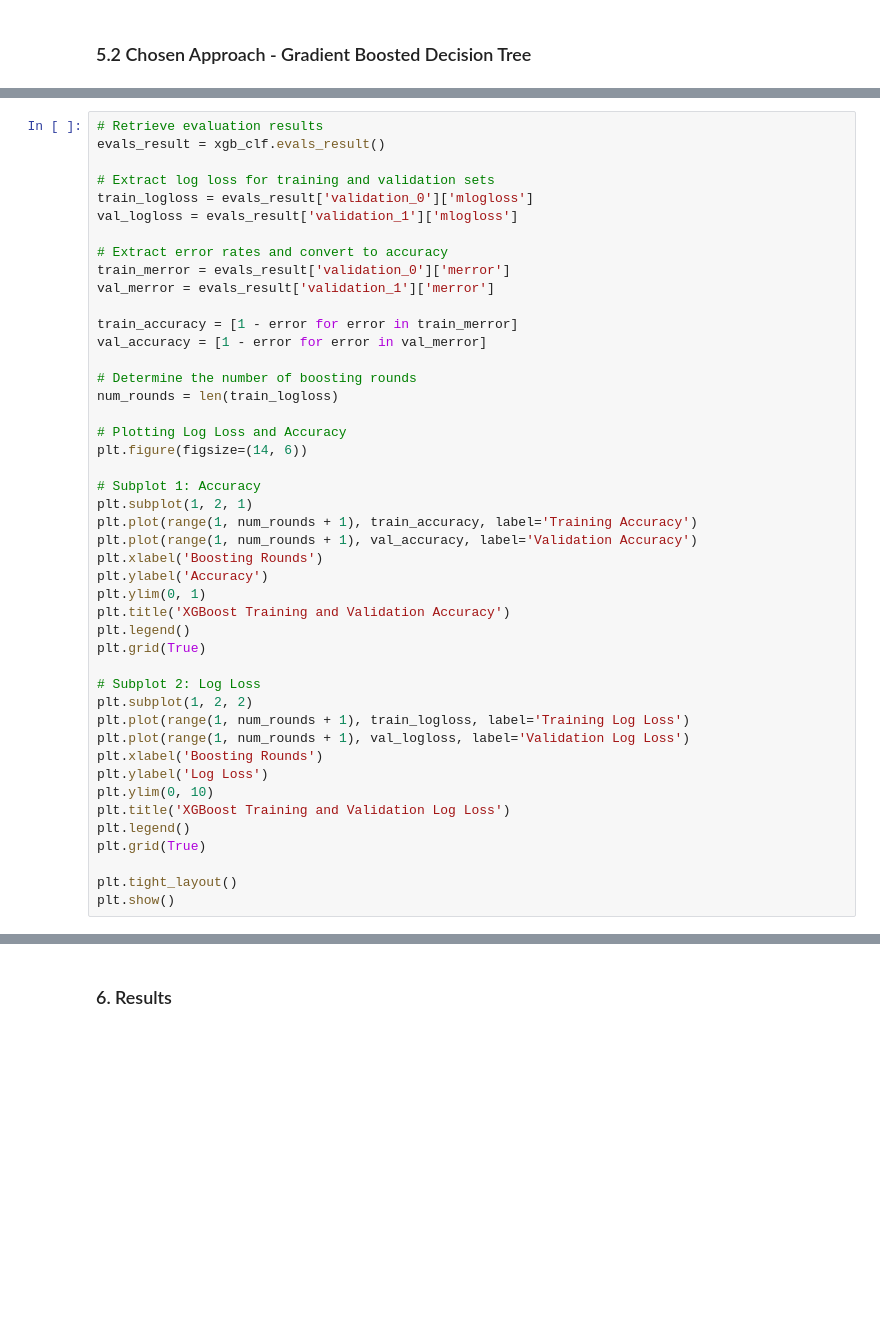
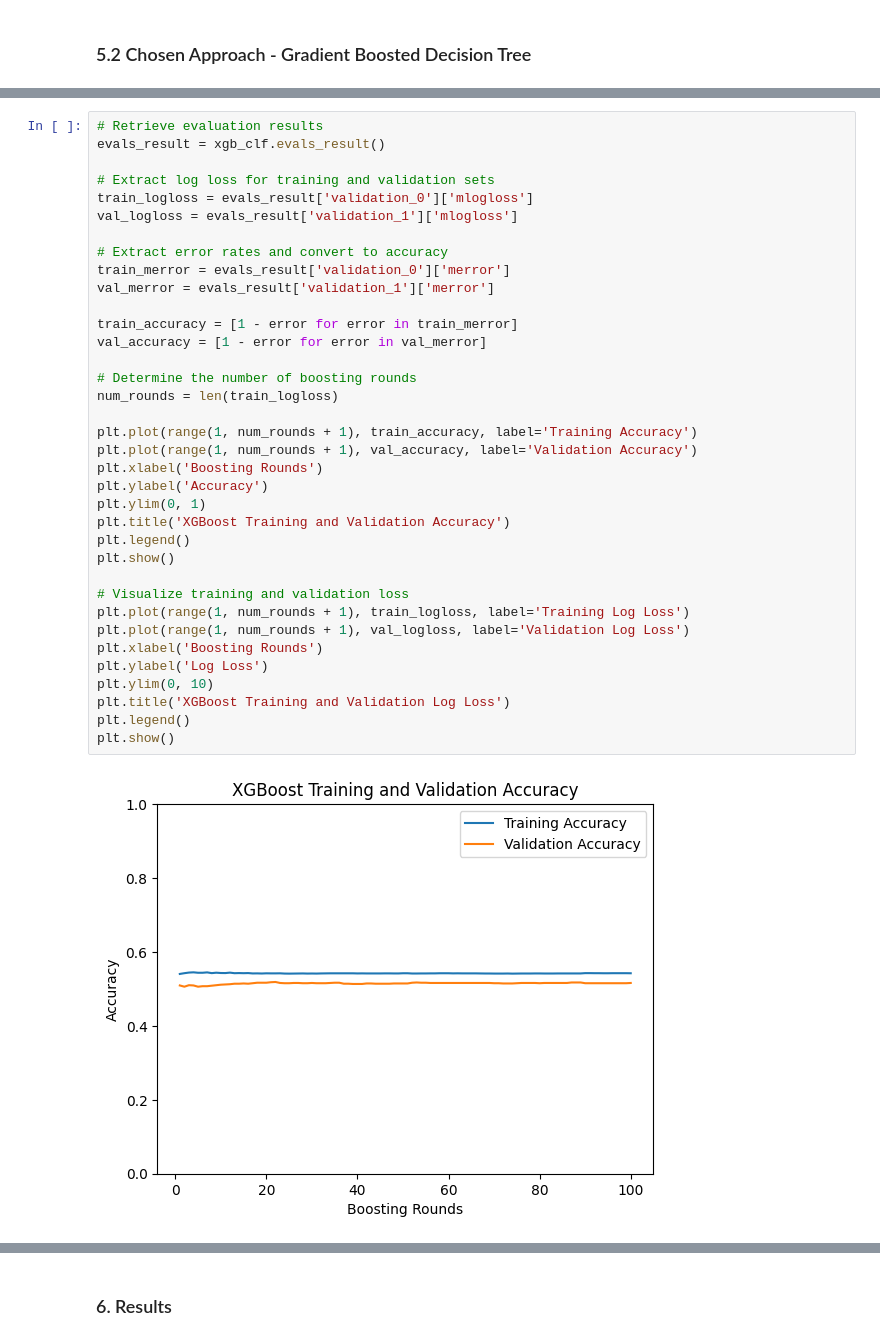
Before and after one commit to SavaniSawaikar/EPL-Prediction, a Jupyter notebook: notebooks/notebook.ipynb, the cells around one changed output, grey strips where cells are left out. Cells and saved outputs as stored; diff of their text form; blank space fills up the shorter version.

```diff
--- a/notebooks/notebook.ipynb
+++ b/notebooks/notebook.ipynb
@@ -1507,41 +1861,34 @@ evals_result = xgb_clf.evals_result()
 # Extract log loss for training and validation sets
 train_logloss = evals_result['validation_0']['mlogloss']
 val_logloss = evals_result['validation_1']['mlogloss']
 
 # Extract error rates and convert to accuracy
 train_merror = evals_result['validation_0']['merror']
 val_merror = evals_result['validation_1']['merror']
 
 train_accuracy = [1 - error for error in train_merror]
 val_accuracy = [1 - error for error in val_merror]
 
 # Determine the number of boosting rounds
 num_rounds = len(train_logloss)
 
-# Plotting Log Loss and Accuracy
-plt.figure(figsize=(14, 6))
-
-# Subplot 1: Accuracy
-plt.subplot(1, 2, 1)
 plt.plot(range(1, num_rounds + 1), train_accuracy, label='Training Accuracy')
 plt.plot(range(1, num_rounds + 1), val_accuracy, label='Validation Accuracy')
 plt.xlabel('Boosting Rounds')
 plt.ylabel('Accuracy')
 plt.ylim(0, 1)
 plt.title('XGBoost Training and Validation Accuracy')
 plt.legend()
-plt.grid(True)
+plt.show()
 
-# Subplot 2: Log Loss
-plt.subplot(1, 2, 2)
+# Visualize training and validation loss
 plt.plot(range(1, num_rounds + 1), train_logloss, label='Training Log Loss')
 plt.plot(range(1, num_rounds + 1), val_logloss, label='Validation Log Loss')
 plt.xlabel('Boosting Rounds')
 plt.ylabel('Log Loss')
 plt.ylim(0, 10)
 plt.title('XGBoost Training and Validation Log Loss')
 plt.legend()
-plt.grid(True)
-
-plt.tight_layout()
 plt.show()
+# %% [output]
+[figure, added]
```
Also changed, not shown: parts of 37 cells of this notebook, 27 other files.
